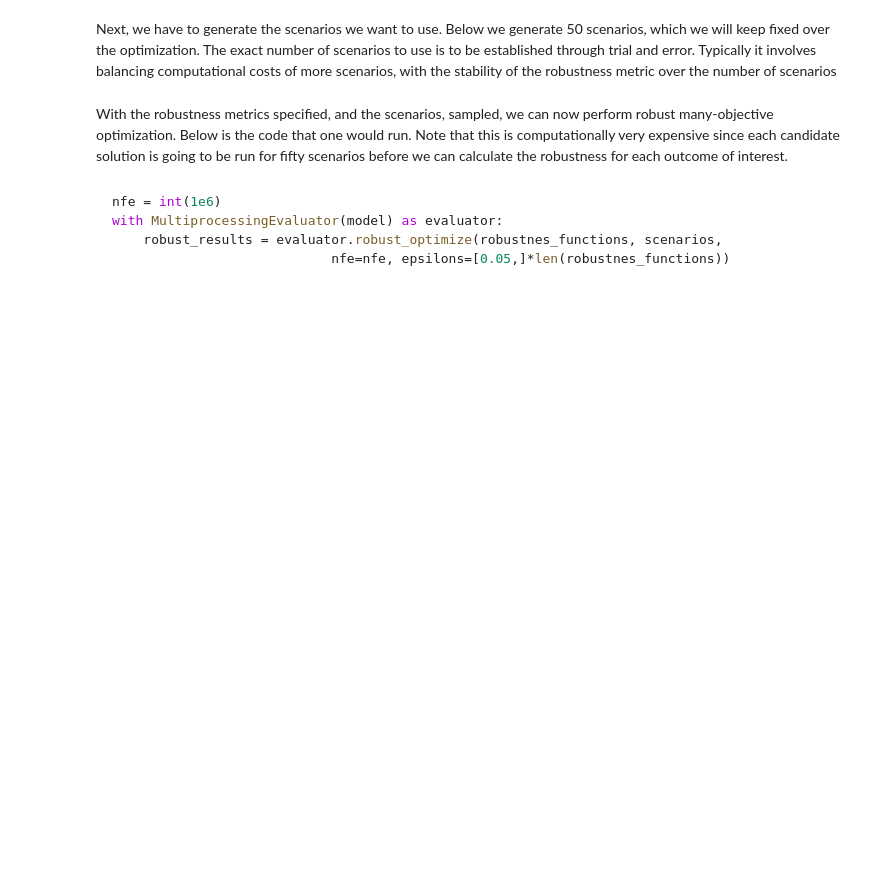
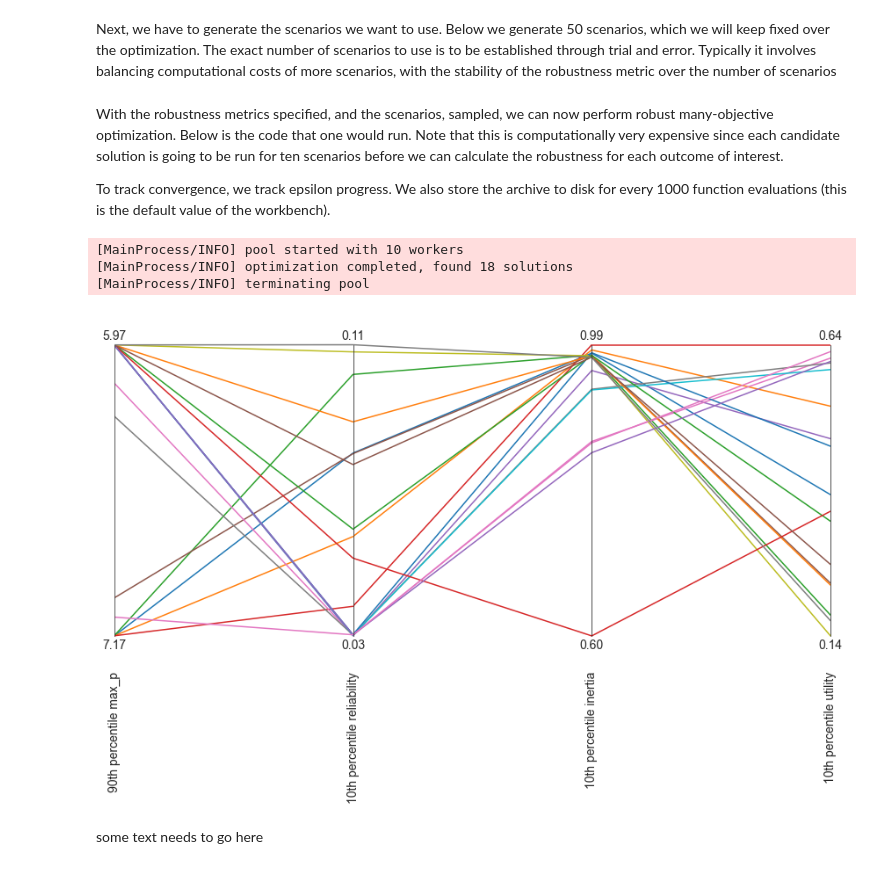
Before and after one commit to quaquel/EMAworkbench, a Jupyter notebook: docs/source/indepth_tutorial/directed-search.ipynb, the cells around one changed output. Saved outputs shown, nothing was run; the diff lists cells and outputs as text; code cells hidden in the pictures; blank space fills up the shorter version.

Commit message:
ongoing improvements to robust optimization tutorial

````diff
--- a/docs/source/indepth_tutorial/directed-search.ipynb
+++ b/docs/source/indepth_tutorial/directed-search.ipynb
@@ -244,15 +244,47 @@ Next, we have to generate the scenarios we want to use. Below we generate 50 sce
 # %%
 from ema_workbench.em_framework import sample_uncertainties
 
-n_scenarios = 50
+n_scenarios = 10
 scenarios = sample_uncertainties(model, n_scenarios)
 # %% [markdown]
-With the robustness metrics specified, and the scenarios, sampled, we can now perform robust many-objective optimization. Below is the code that one would run. Note that this is computationally very expensive since each candidate solution is going to be run for fifty scenarios before we can calculate the robustness for each outcome of interest.
+With the robustness metrics specified, and the scenarios, sampled, we can now perform robust many-objective optimization. Below is the code that one would run. Note that this is computationally very expensive since each candidate solution is going to be run for ten scenarios before we can calculate the robustness for each outcome of interest.
+
+To track convergence, we track epsilon progress. We also store the archive to disk for every 1000 function evaluations (this is the default value of the workbench).
-# %% [markdown]
-
-```python
-nfe = int(1e6)
-with MultiprocessingEvaluator(model) as evaluator:
-    robust_results = evaluator.robust_optimize(robustnes_functions, scenarios,
-                            nfe=nfe, epsilons=[0.05,]*len(robustnes_functions))
-```
+# %%
+from ema_workbench.em_framework import ArchiveLogger
+
+convergence_metrics = [
+    ArchiveLogger(
+        "./archives", [l.name for l in model.levers], [o.name for o in robustnes_functions]
+    ),
+    EpsilonProgress(),
+]
+
+nfe = int(1e4)
+with MultiprocessingEvaluator(model) as evaluator:
+    robust_results, convergence = evaluator.robust_optimize(
+        robustnes_functions,
+        scenarios,
+        nfe=nfe,
+        epsilons=[
+            0.025,
+        ]
+        * len(robustnes_functions),
+        convergence=convergence_metrics,
+    )
+# %% [output]
+[MainProcess/INFO] pool started with 10 workers
+[MainProcess/INFO] optimization completed, found 18 solutions
+[MainProcess/INFO] terminating pool
+# %%
+data = robust_results.loc[:, [o.name for o in robustnes_functions]]
+limits = parcoords.get_limits(data)
+
+paraxes = parcoords.ParallelAxes(limits)
+paraxes.plot(robust_results)
+paraxes.invert_axis("90th percentile max_p")
+plt.show()
+# %% [output]
+[figure, added]
+# %% [markdown]
+some text needs to go here
````
Also changed, not shown: parts of 12 cells of this notebook, 11 other files.
